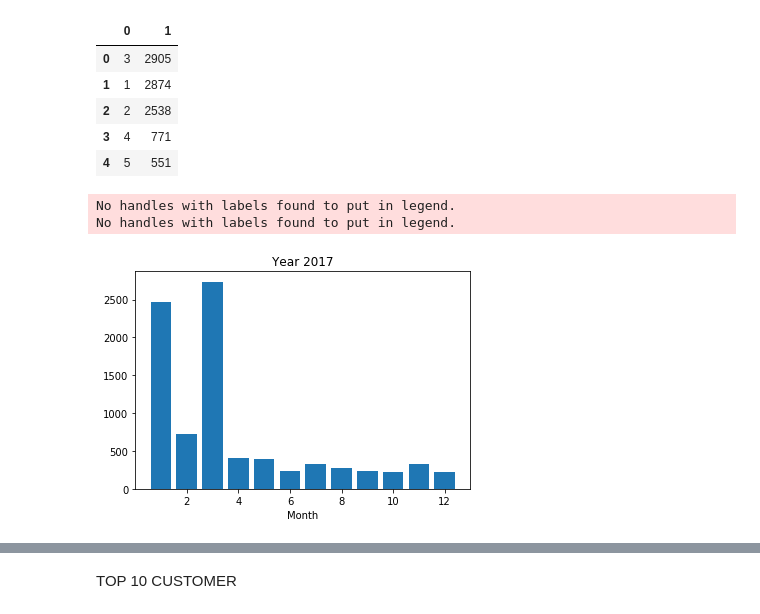
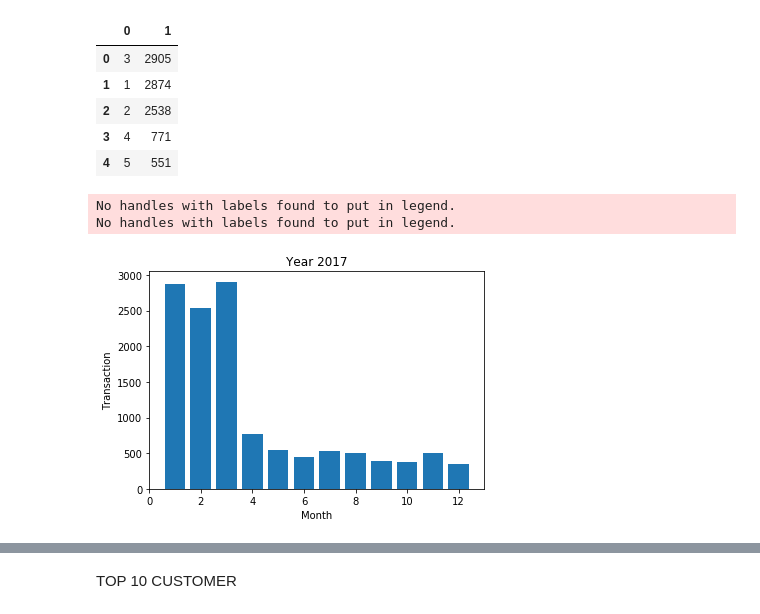
Before and after one commit to sdbarve14/Bakery-Data-Analysis-with-Apriori-Alorithm, a Jupyter notebook: Bakery_Data_Analysis.ipynb, the cells around one changed output, grey strips where cells are left out. Saved outputs shown, nothing was run; the diff lists cells and outputs as text; code cells hidden in the pictures.

```diff
--- a/Bakery_Data_Analysis.ipynb
+++ b/Bakery_Data_Analysis.ipynb
@@ -371,11 +430,12 @@ year2_analysis3.head()
 # %%
 #year2_analysis3.plot(kind='bar')
 plt.title('Year 2017')
 plt.legend().remove()
 plt.xlabel('Month')
-plt.bar(year2_analysis3[0], year1_analysis3[1])
+plt.ylabel('Transaction')
+plt.bar(year2_analysis3[0], year2_analysis3[1])
 plt.legend().remove()
 # %% [output]
 No handles with labels found to put in legend.
 No handles with labels found to put in legend.
-[figure, old version]
+[figure, new version]
```
Also changed, not shown: parts of 38 cells of this notebook, 25 other files.
